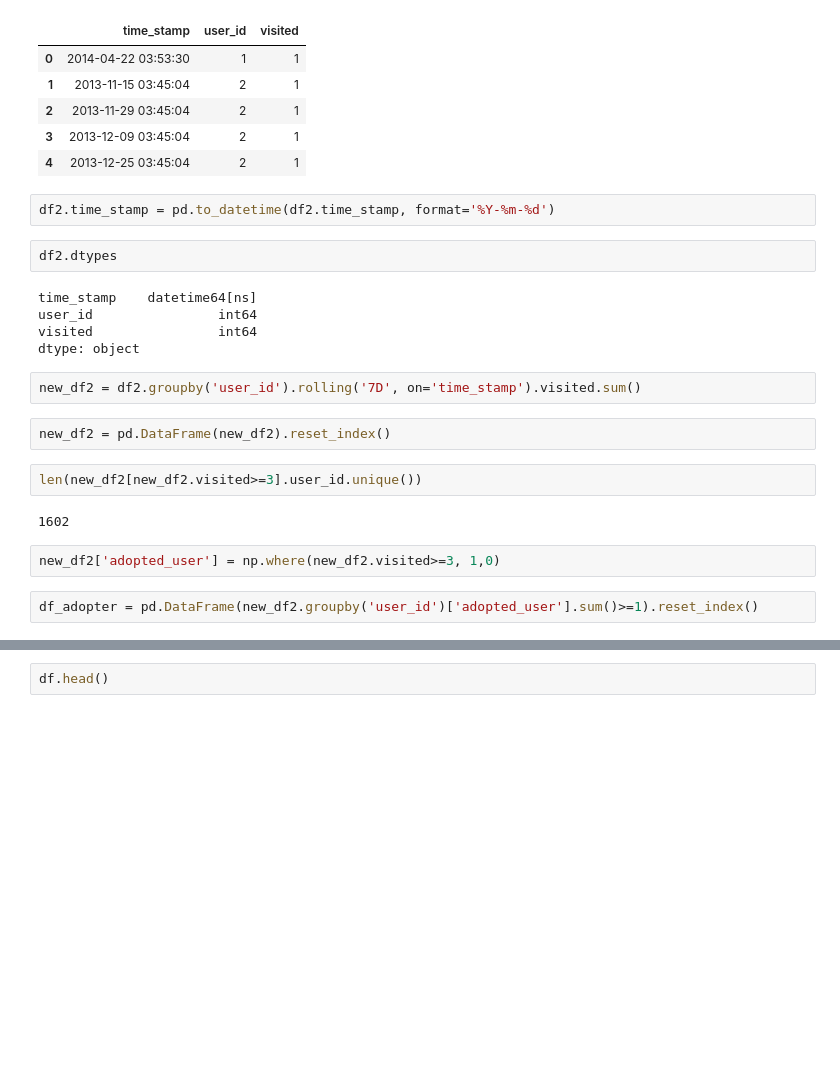
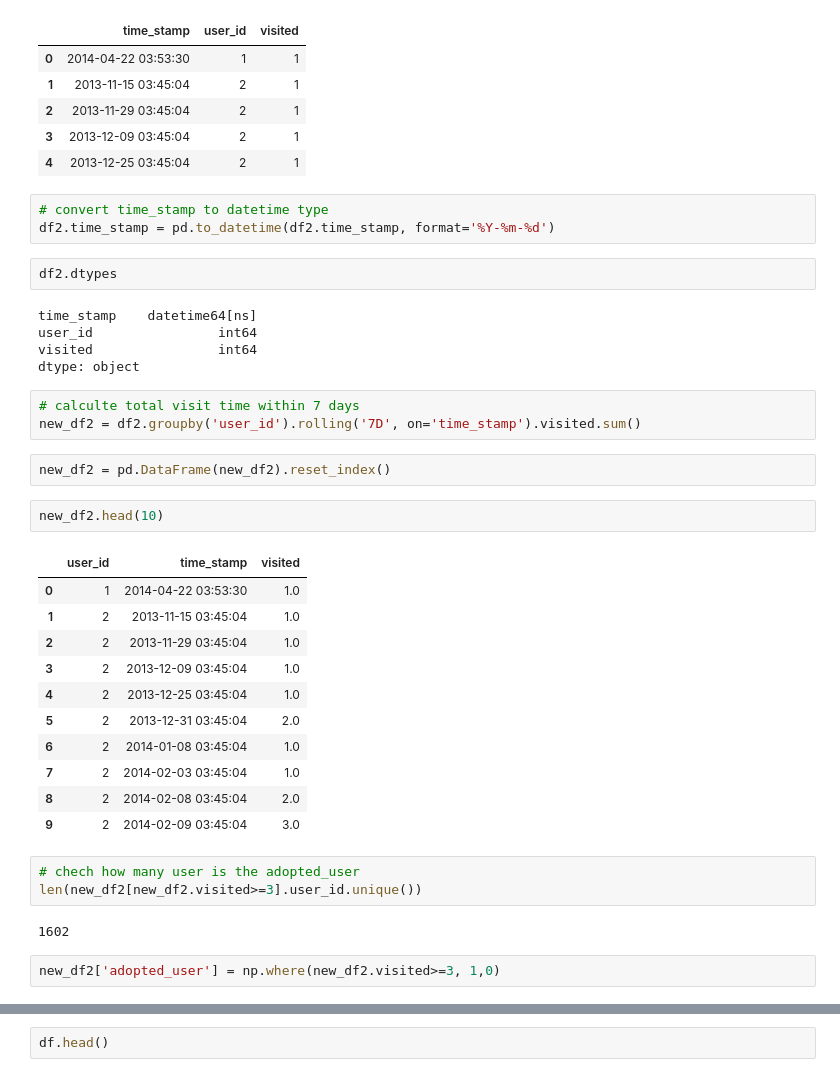
Before and after one commit to yoyo6022/Springboard-hands-on-project, a Jupyter notebook: relax_challenge/Relax_takehomechallenge.ipynb, the cells around one changed output, grey strips where cells are left out. Saved outputs shown, nothing was run; the diff lists cells and outputs as text; blank space fills up the shorter version.

```diff
--- a/relax_challenge/Relax_takehomechallenge.ipynb
+++ b/relax_challenge/Relax_takehomechallenge.ipynb
@@ -53,6 +53,7 @@ df2.head()
 | 3 | 2013-12-09 03:45:04 | 2 | 1 |
 | 4 | 2013-12-25 03:45:04 | 2 | 1 |
 # %%
+# convert time_stamp to datetime type
 df2.time_stamp = pd.to_datetime(df2.time_stamp, format='%Y-%m-%d')
 # %%
 df2.dtypes
@@ -62,14 +63,28 @@ user_id                int64
 visited                int64
 dtype: object
 # %%
+# calculte total visit time within 7 days
 new_df2 = df2.groupby('user_id').rolling('7D', on='time_stamp').visited.sum()
 # %%
 new_df2 = pd.DataFrame(new_df2).reset_index()
+# %%
+new_df2.head(10)
+# %% [output]
+|  | user_id | time_stamp | visited |
+| 0 | 1 | 2014-04-22 03:53:30 | 1.0 |
+| 1 | 2 | 2013-11-15 03:45:04 | 1.0 |
+| 2 | 2 | 2013-11-29 03:45:04 | 1.0 |
+| 3 | 2 | 2013-12-09 03:45:04 | 1.0 |
+| 4 | 2 | 2013-12-25 03:45:04 | 1.0 |
+| 5 | 2 | 2013-12-31 03:45:04 | 2.0 |
+| 6 | 2 | 2014-01-08 03:45:04 | 1.0 |
+| 7 | 2 | 2014-02-03 03:45:04 | 1.0 |
+| 8 | 2 | 2014-02-08 03:45:04 | 2.0 |
+| 9 | 2 | 2014-02-09 03:45:04 | 3.0 |
 # %%
+# chech how many user is the adopted_user
 len(new_df2[new_df2.visited>=3].user_id.unique())
 # %% [output]
 1602
 # %%
 new_df2['adopted_user'] = np.where(new_df2.visited>=3, 1,0)
-# %%
-df_adopter = pd.DataFrame(new_df2.groupby('user_id')['adopted_user'].sum()>=1).reset_index()
```
Also changed, not shown: parts of 38 cells of this notebook.
